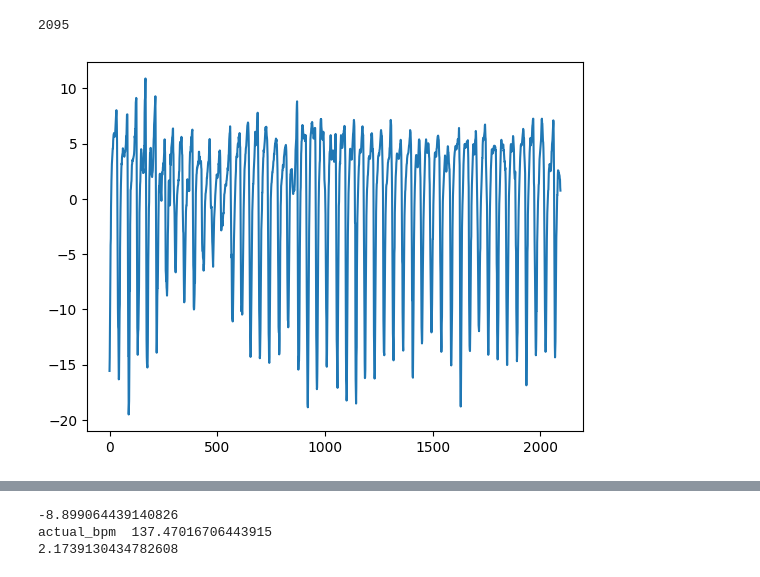
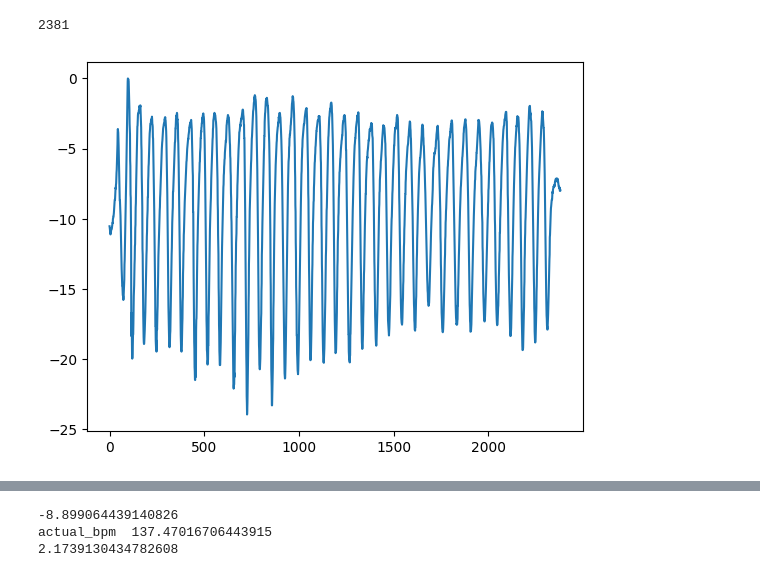
Before and after one commit to cherrydev/baile-shine, a Jupyter notebook: playground/samplePlot.ipynb, the cells around one changed output, grey strips where cells are left out. Drawn from its saved outputs; the diff is of its cells as text; code cells hidden in the pictures.

```diff
--- a/playground/samplePlot.ipynb
+++ b/playground/samplePlot.ipynb
@@ -1,19 +1,24 @@
 # %%
 import matplotlib.pyplot as plt
 
-y = []
-x = []
-with open("/Users/alannon/Documents/Arduino/sampleAccel/hpf.txt") as inFile:
-    for idx, line in enumerate(inFile):
-        y.append(float(line.strip()))
-        x.append(idx)
-print(len(y))
+def plotFile(fileName) :
+    y = []
+    x = []
+    with open(fileName) as inFile:
+        for idx, line in enumerate(inFile):
+            y.append(float(line.strip()))
+            x.append(idx)
+    print(len(y))
 
-plt.plot(x, y)
-plt.show()
+    plt.plot(x, y)
+    plt.show()
+
+# plotFile("/Users/alannon/Documents/DevProjects/BaileShine/baile-shine/playground/sample174bpm-sloppy-200hz.txt")
+# plotFile("/Users/alannon/Documents/DevProjects/BaileShine/baile-shine/playground/hpf.txt")
+plotFile("/tmp/inputbuffer.txt")
 # %% [output]
-2095
+2381
-[figure, old version]
+[figure, new version]
 # %%
 from scipy import signal
 def lpf(samples, freq, sample_rate):
```
Also changed, not shown: parts of 2 cells of this notebook, 7 other files.
